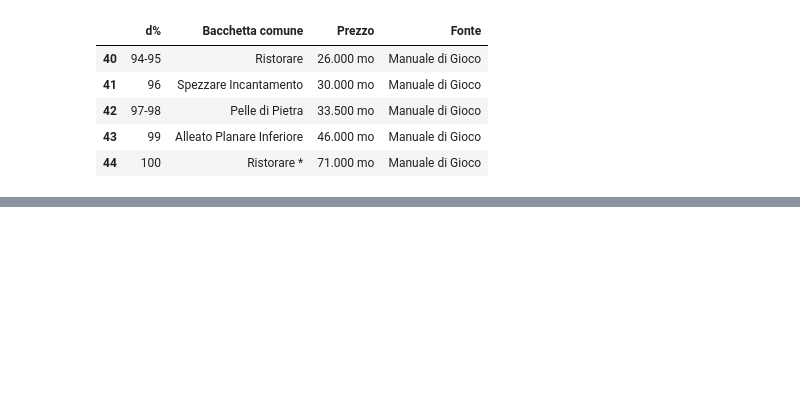
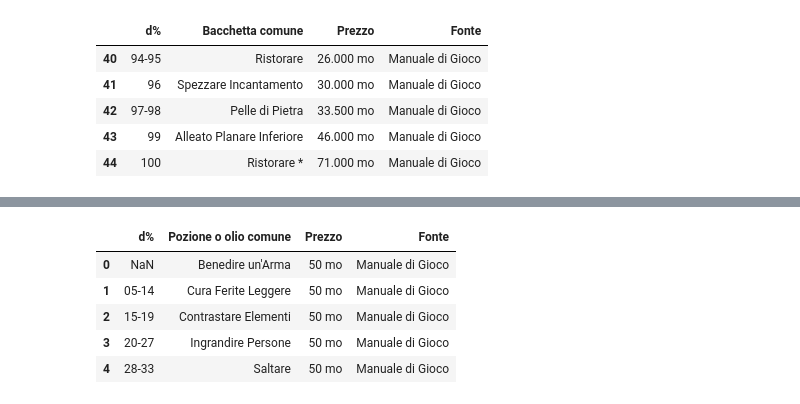
Before and after one commit to mattiafalco/Pathfinder---Magic-Item-Generator, a Jupyter notebook: Cleaning.ipynb, the cells around one changed output, grey strips where cells are left out. Cells and saved outputs as stored; diff of their text form; code cells hidden in the pictures; blank space fills up the shorter version.

```diff
--- a/Cleaning.ipynb
+++ b/Cleaning.ipynb
@@ -122,0 +175,9 @@ save_data(bacchette_df[1::2], 'Bacchette', names2)
+# %%
+pozioni_df[1].head()
+# %% [output]
+|  | d% | Pozione o olio comune | Prezzo | Fonte |
+| 0 | NaN | Benedire un'Arma | 50 mo | Manuale di Gioco |
+| 1 | 05-14 | Cura Ferite Leggere | 50 mo | Manuale di Gioco |
+| 2 | 15-19 | Contrastare Elementi | 50 mo | Manuale di Gioco |
+| 3 | 20-27 | Ingrandire Persone | 50 mo | Manuale di Gioco |
+| 4 | 28-33 | Saltare | 50 mo | Manuale di Gioco |
```
Also changed, not shown: parts of 22 cells of this notebook, 18 other files.
